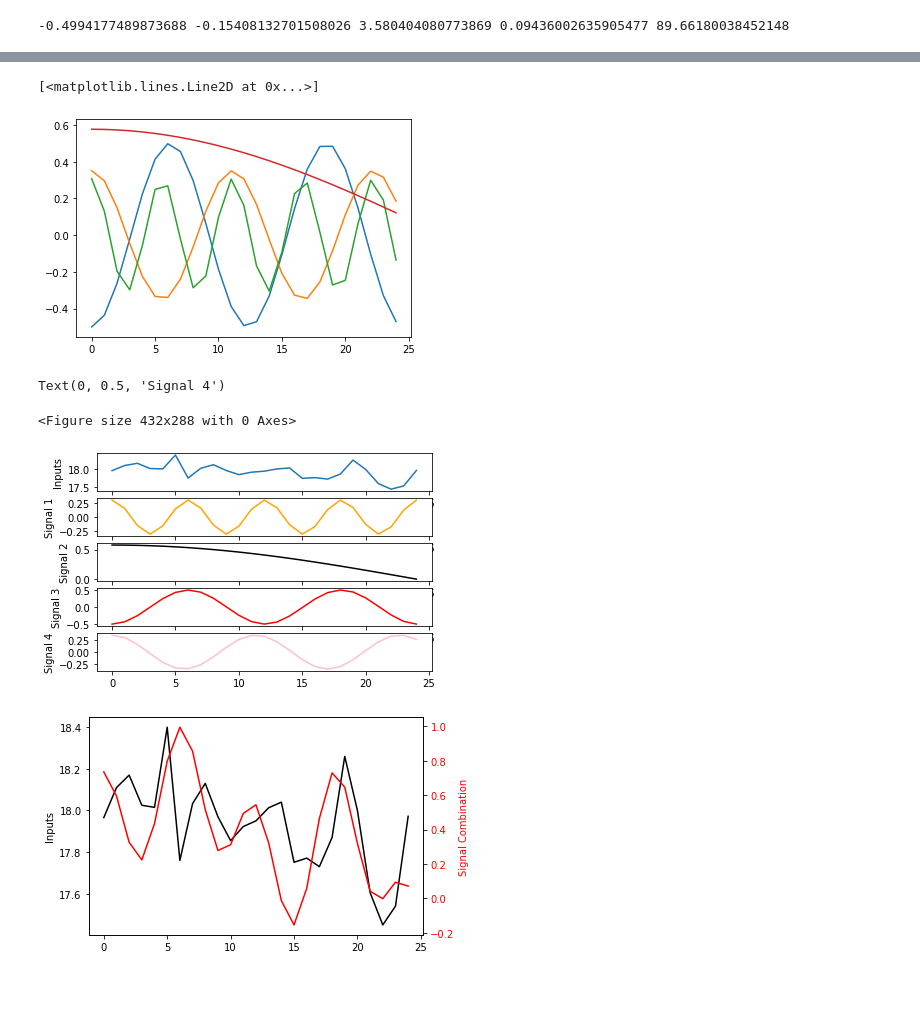
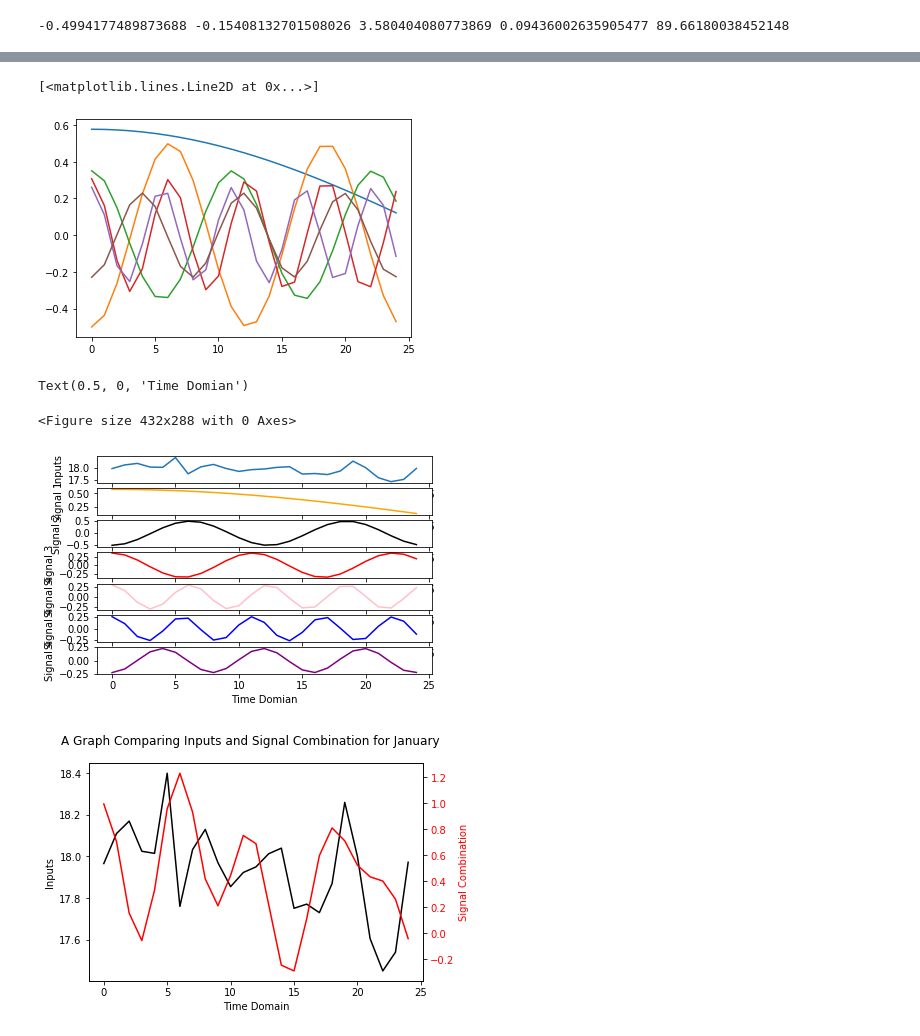
Before and after one commit to Peter-Paul/wallstreet-forecast, a Jupyter notebook: analytics/commodities/silver/silver_fts.ipynb, the cells around one changed output, grey strips where cells are left out. Cells and saved outputs as stored; diff of their text form; code cells hidden in the pictures; blank space fills up the shorter version.

```diff
--- a/analytics/commodities/silver/silver_fts.ipynb
+++ b/analytics/commodities/silver/silver_fts.ipynb
@@ -151,51 +152,73 @@ plt.plot( extracts3)
 # %%
-signal1 = -0.4994177489873688 * np.cos(np.pi * 0.015625 * xf)
-signal2 = 0.35057197864109557 * np.cos(np.pi * 0.01736111 * xf)
-signal3 = 0.30709258061178535 * np.cos(np.pi * 0.03472222 * xf)
-signal4 = 0.5765232855501484 * np.cos(np.pi * 0.00173611 * xf)
+signal1 = 0.5765232855501484 * np.cos(np.pi * 0.00173611 * xf)
+signal2 = -0.4994177489873688 * np.cos(np.pi * 0.015625 * xf)
+signal3 = 0.35057197864109557 * np.cos(np.pi * 0.01736111 * xf)
+signal4 = 0.30709258061178535 * np.cos(np.pi * 0.03125 * xf)
+signal5 = 0.2608247367375103 * np.cos(np.pi * 0.03472222 * xf)
+signal6 = -0.22907624076848027 * np.cos(np.pi * 0.024305555555555552 * xf)
 plt.plot(signal1)
 plt.plot(signal2)
 plt.plot(signal3)
 plt.plot(signal4)
+plt.plot(signal5)
+plt.plot(signal6)
 # %% [output]
 [<matplotlib.lines.Line2D at 0x...>]
-[figure, old version]
+[figure, new version]
 # %%
 plt.figure()
-f, axes = plt.subplots(5, 1)
+f, axes = plt.subplots(7)
 axes[0].plot(inputs2)
 axes[0].set_ylabel('Inputs')
+axes[0].set_xlabel('Time Domian')
 
-axes[1].plot(0.30709258061178535 * np.cos(np.pi * 0.032 * xf), 'orange')
+
+axes[1].plot(signal1, 'orange')
 axes[1].set_ylabel('Signal 1')
+axes[1].set_xlabel('Time Domian')
 
-axes[2].plot( 0.5765232855501484 * np.cos(np.pi * 0.002 * xf), 'black')
+
+axes[2].plot( signal2, 'black')
 axes[2].set_ylabel('Signal 2')
+axes[2].set_xlabel('Time Domian')
 
-axes[3].plot(-0.4994177489873688 * np.cos(np.pi * 0.016 * xf), 'red')
+axes[3].plot(signal3, 'red')
 axes[3].set_ylabel('Signal 3')
+axes[3].set_xlabel('Time Domian')
 
-axes[4].plot( 0.35057197864109557 * np.cos(np.pi * 0.017 * xf), 'pink')
+axes[4].plot( signal4, 'pink')
 axes[4].set_ylabel('Signal 4')
+axes[4].set_xlabel('Time Domian')
+
+axes[5].plot( signal5, 'blue')
+axes[5].set_ylabel('Signal 4')
+axes[5].set_xlabel('Time Domian')
+
+axes[6].plot( signal6, 'purple')
+axes[6].set_ylabel('Signal 4')
+axes[6].set_xlabel('Time Domian')
 # %% [output]
-Text(0, 0.5, 'Signal 4')
+Text(0.5, 0, 'Time Domian')
 <Figure size 432x288 with 0 Axes>
-[figure, old version]
+[figure, new version]
 # %%
-relevantSignal = signal1 + signal2 + signal3 + signal4
+relevantSignal = signal1 + signal2 + signal3 + signal4 + signal5
 fig = plt.figure()
 ax1 = fig.add_subplot(111)
 ax1.plot(inputs2, 'black')
 ax1.set_ylabel('Inputs')
+ax1.set_xlabel('Time Domain')
 
 ax2 = ax1.twinx()
 ax2.plot(relevantSignal, 'r-')
 ax2.set_ylabel('Signal Combination', color='r')
 
+plt.suptitle('A Graph Comparing Inputs and Signal Combination for January')
+
 for tl in ax2.get_yticklabels():
     tl.set_color('r')
 # %% [output]
-[figure, old version]
+[figure, new version]
 # %%
 febData = pdr.DataReader("SI=F",
                        start='2020-2-1',
```
Also changed, not shown: parts of 11 cells of this notebook.
